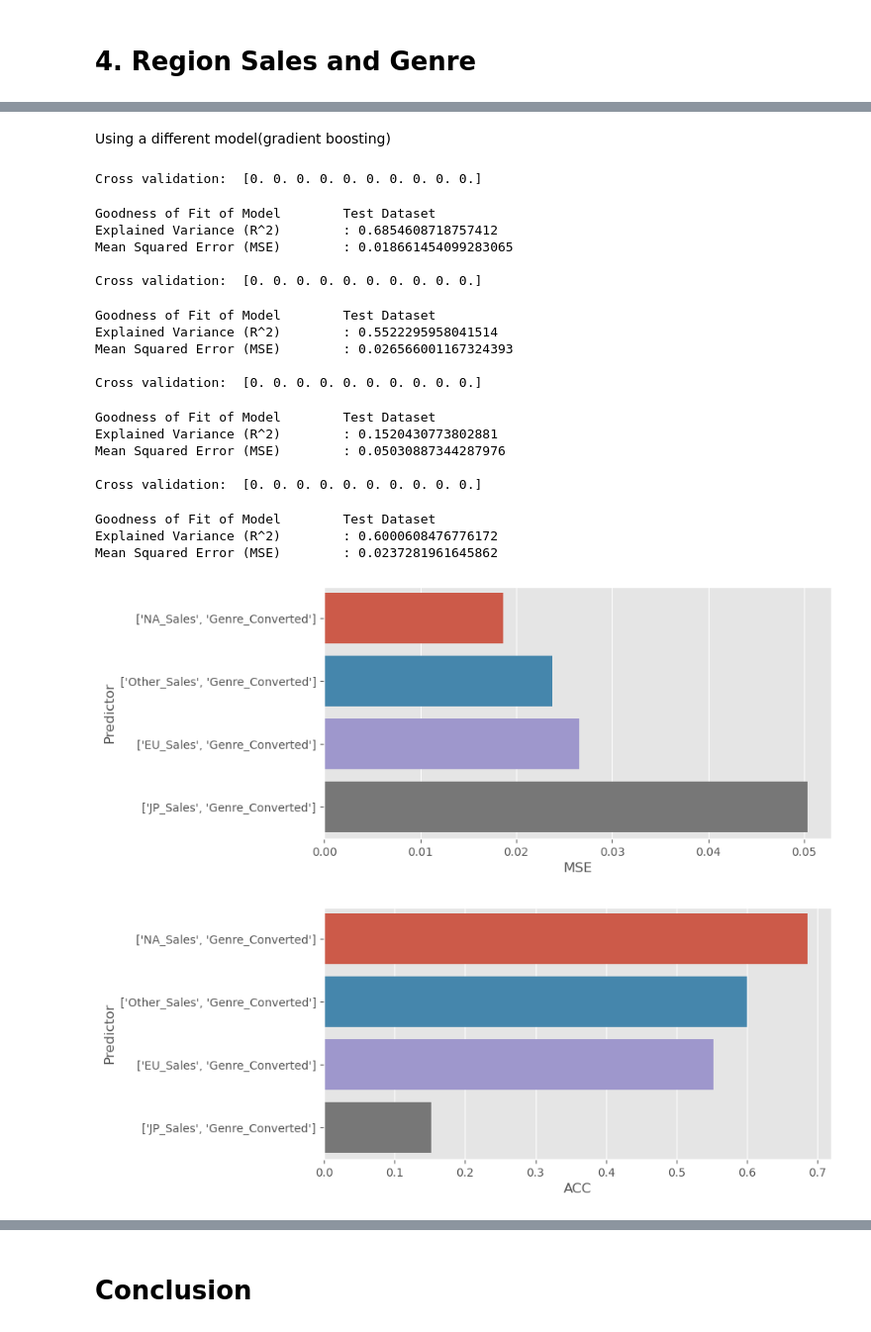
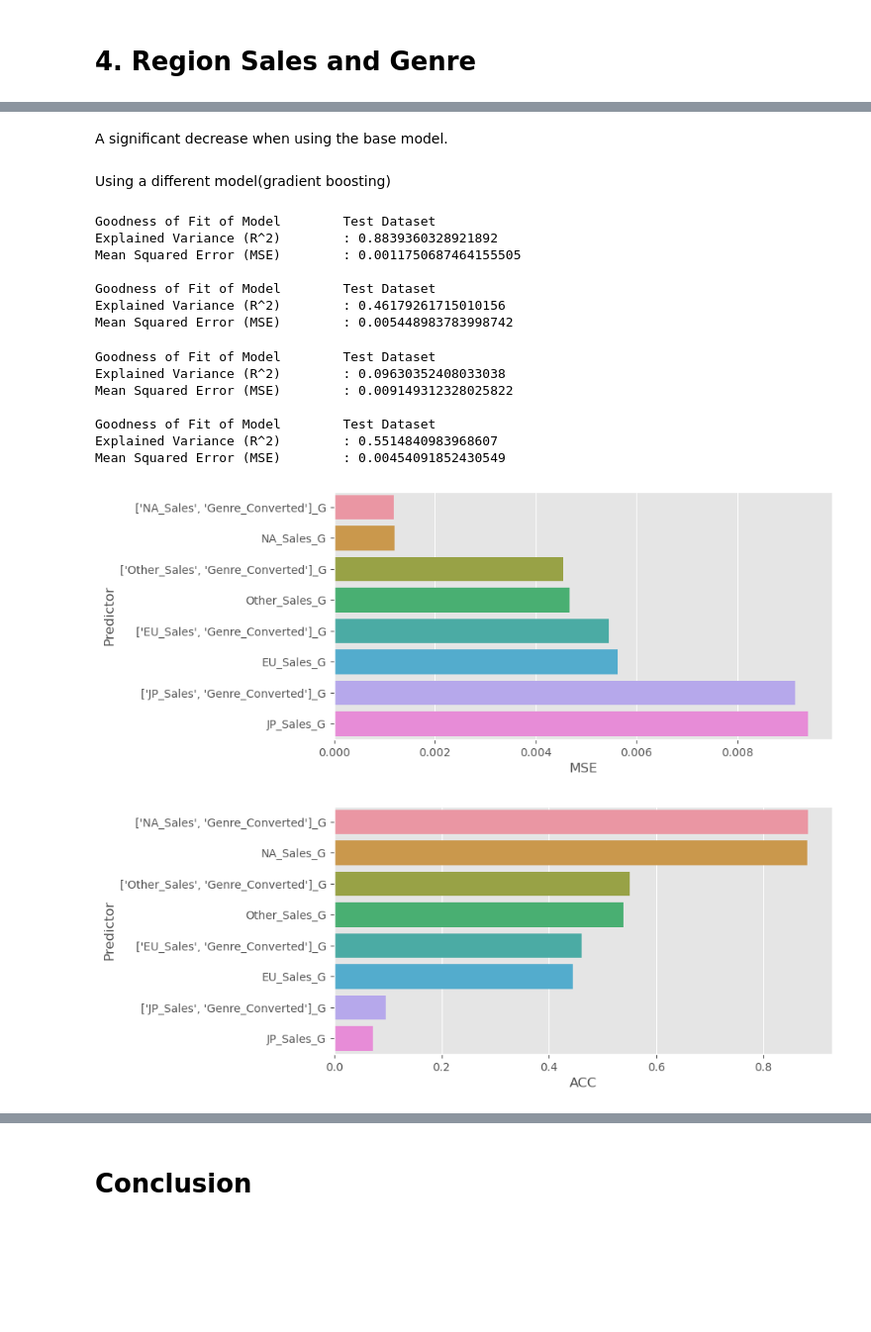
Before and after one commit to dualbricks/cyberbullying_classification, a Jupyter notebook: machineLearning.ipynb, the cells around one changed output, grey strips where cells are left out. Shown at 99% size. Drawn from its saved outputs; the diff is of its cells as text; code cells hidden in the pictures; blank space fills up the shorter version.

```diff
--- a/machineLearning.ipynb
+++ b/machineLearning.ipynb
@@ -55,7 +55,8 @@ Mean Squared Error (MSE)        : 0.2852400534897801
 Let's see if the model changes with some further cleaning.
 # %%
 cleaned_data = null_cleaning(data, predictors)
-cleaned_data = outlier_cleaning(cleaned_data, ["Global_Sales"])
+cleaned_data = outlier_cleaning(cleaned_data, ["Global_Sales", "JP_Sales", "Other_Sales", "NA_Sales", "EU_Sales"])
+print(cleaned_data.shape)
 sales = pd.DataFrame(cleaned_data["Global_Sales"])
 result_listc = []
 result_listc.append(reg(cleaned_data,sales, "JP_Sales"))
@@ -106,12 +107,16 @@ from sklearn.metrics import make_scorer
 from sklearn.metrics import confusion_matrix
 from sklearn.svm import LinearSVC
 # %%
-result_list = []
-result_list.append(grad(cleaned_data, sales, ["NA_Sales"]))
-result_list.append(grad(cleaned_data, sales, ["EU_Sales"]))
-result_list.append(grad(cleaned_data, sales, ["JP_Sales"]))
-result_list.append(grad(cleaned_data, sales, ["Other_Sales"]))
-
+result_list = list(result_listc)
+result_listg = []
+result_list.append(grad(cleaned_data, sales, "NA_Sales"))
+result_list.append(grad(cleaned_data, sales, "EU_Sales"))
+result_list.append(grad(cleaned_data, sales, "JP_Sales"))
+result_list.append(grad(cleaned_data, sales, "Other_Sales"))
+result_listg.append(grad(cleaned_data, sales, "NA_Sales"))
+result_listg.append(grad(cleaned_data, sales, "EU_Sales"))
+result_listg.append(grad(cleaned_data, sales, "JP_Sales"))
+result_listg.append(grad(cleaned_data, sales, "Other_Sales"))
 acc_df = pd.DataFrame(result_list, columns=["Predictor","ACC","MSE"]).sort_values(by='MSE')
 
 fig, ax = plt.subplots(figsize=(8, 4))
@@ -249,6 +266,8 @@ Initial cleaning
 # %%
 predictors = ["JP_Sales", "NA_Sales", "EU_Sales", "Other_Sales", "Global_Sales","Genre"]
 cleaned_data = null_cleaning(data, predictors)
+cleaned_data = outlier_cleaning(cleaned_data, ["Global_Sales", "JP_Sales", "Other_Sales", "NA_Sales", "EU_Sales"])
+print(cleaned_data.shape)
 print(cleaned_data["Genre"].value_counts())
 sales = pd.DataFrame(cleaned_data["Global_Sales"])
 # %% [output]
@@ -343,19 +362,0 @@ Mean Squared Error (MSE)        : 1.0355820017618456
-# %%
-cleaned_data = outlier_cleaning(cleaned_data, ["Global_Sales"])
-cleaned_data["Genre_Converted"] = ord_enc.fit_transform(cleaned_data[["Genre"]])
-sales = pd.DataFrame(cleaned_data["Global_Sales"])
-
-result_listc.append(reg(cleaned_data,sales, ["NA_Sales", "Genre_Converted"]))
-
-result_listc.append(reg(cleaned_data,sales, ["EU_Sales", "Genre_Converted"]))
-
-result_listc.append(reg(cleaned_data,sales, ["JP_Sales", "Genre_Converted"]))
-
-result_listc.append(reg(cleaned_data,sales, ["Other_Sales", "Genre_Converted"]))
-
-acc_df = pd.DataFrame(result_listc, columns=["Predictor","ACC","MSE"]).sort_values(by='MSE')
-
-fig, ax = plt.subplots(figsize=(8, 4))
-ax = sb.barplot(x="MSE", y="Predictor", data=acc_df)
-fig, ax = plt.subplots(figsize=(8, 4))
-ax = sb.barplot(x="ACC", y="Predictor", data=acc_df)
@@ -382,37 +363,34 @@ Mean Squared Error (MSE)        : 0.032860727014629054
+# %% [markdown]
+A significant decrease when using the base model.
 # %% [markdown]
 Using a different model(gradient boosting)
 # %%
-result_list = []
+result_list = list(result_listg)
 result_list.append(grad(cleaned_data, sales, ["NA_Sales", "Genre_Converted"]))
 result_list.append(grad(cleaned_data, sales, ["EU_Sales", "Genre_Converted"]))
 result_list.append(grad(cleaned_data, sales, ["JP_Sales", "Genre_Converted"]))
 result_list.append(grad(cleaned_data, sales, ["Other_Sales", "Genre_Converted"]))
 
 acc_df = pd.DataFrame(result_list, columns=["Predictor","ACC","MSE"]).sort_values(by='MSE')
 
 fig, ax = plt.subplots(figsize=(8, 4))
 ax = sb.barplot(x="MSE", y="Predictor", data=acc_df)
 fig, ax = plt.subplots(figsize=(8, 4))
 ax = sb.barplot(x="ACC", y="Predictor", data=acc_df)
 # %% [output]
-Cross validation:  [0. 0. 0. 0. 0. 0. 0. 0. 0. 0.]
+Goodness of Fit of Model        Test Dataset
+Explained Variance (R^2)        : 0.8839360328921892
+Mean Squared Error (MSE)        : 0.0011750687464155505
+
+Goodness of Fit of Model        Test Dataset
+Explained Variance (R^2)        : 0.46179261715010156
+Mean Squared Error (MSE)        : 0.005448983783998742
 Goodness of Fit of Model        Test Dataset
-Explained Variance (R^2)        : 0.6854608718757412
-Mean Squared Error (MSE)        : 0.018661454099283065
+Explained Variance (R^2)        : 0.09630352408033038
+Mean Squared Error (MSE)        : 0.009149312328025822
 
-Cross validation:  [0. 0. 0. 0. 0. 0. 0. 0. 0. 0.]
+Goodness of Fit of Model        Test Dataset
+Explained Variance (R^2)        : 0.5514840983968607
+Mean Squared Error (MSE)        : 0.00454091852430549
-Goodness of Fit of Model        Test Dataset
-Explained Variance (R^2)        : 0.5522295958041514
-Mean Squared Error (MSE)        : 0.026566001167324393
-
-Cross validation:  [0. 0. 0. 0. 0. 0. 0. 0. 0. 0.]
-Goodness of Fit of Model        Test Dataset
-Explained Variance (R^2)        : 0.1520430773802881
-Mean Squared Error (MSE)        : 0.05030887344287976
-
-Cross validation:  [0. 0. 0. 0. 0. 0. 0. 0. 0. 0.]
-Goodness of Fit of Model        Test Dataset
-Explained Variance (R^2)        : 0.6000608476776172
-Mean Squared Error (MSE)        : 0.0237281961645862
-[figure, old version]
+[figure, new version]
-[figure, old version]
+[figure, new version]
```
Also changed, not shown: parts of 12 cells of this notebook, 3 other files.
